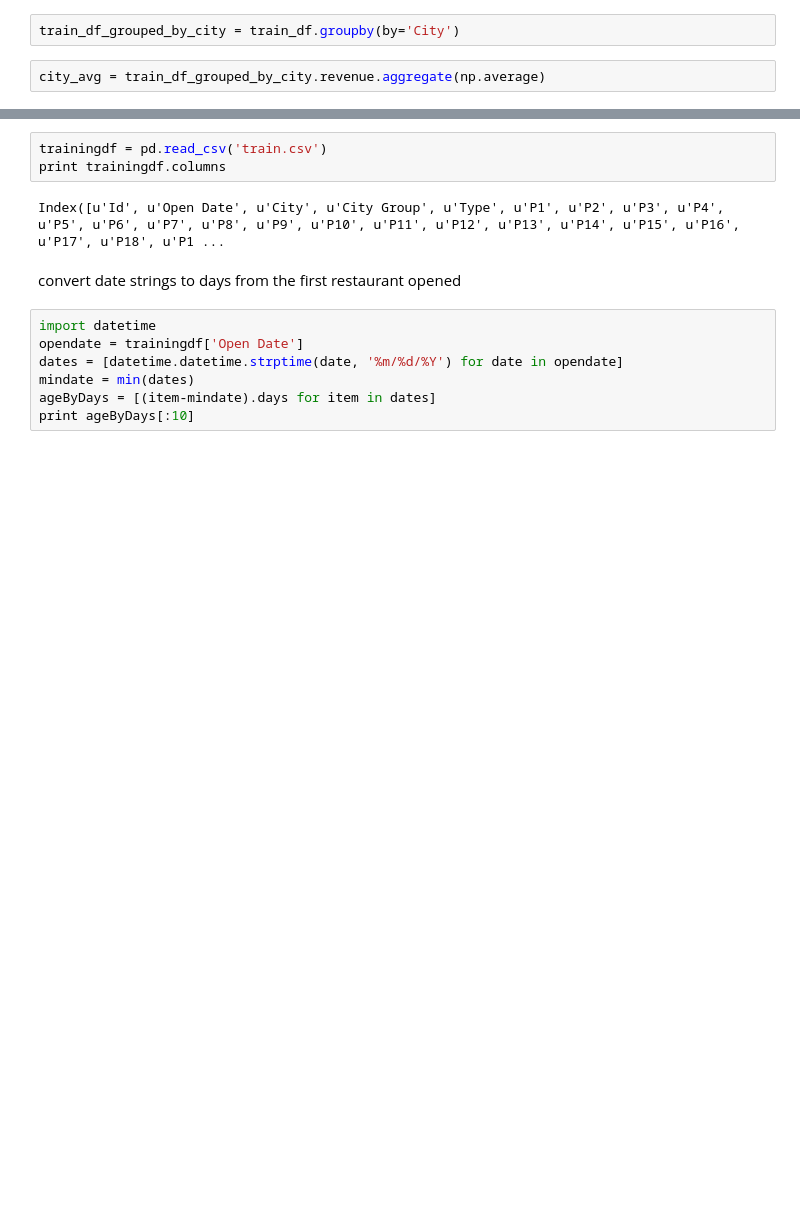
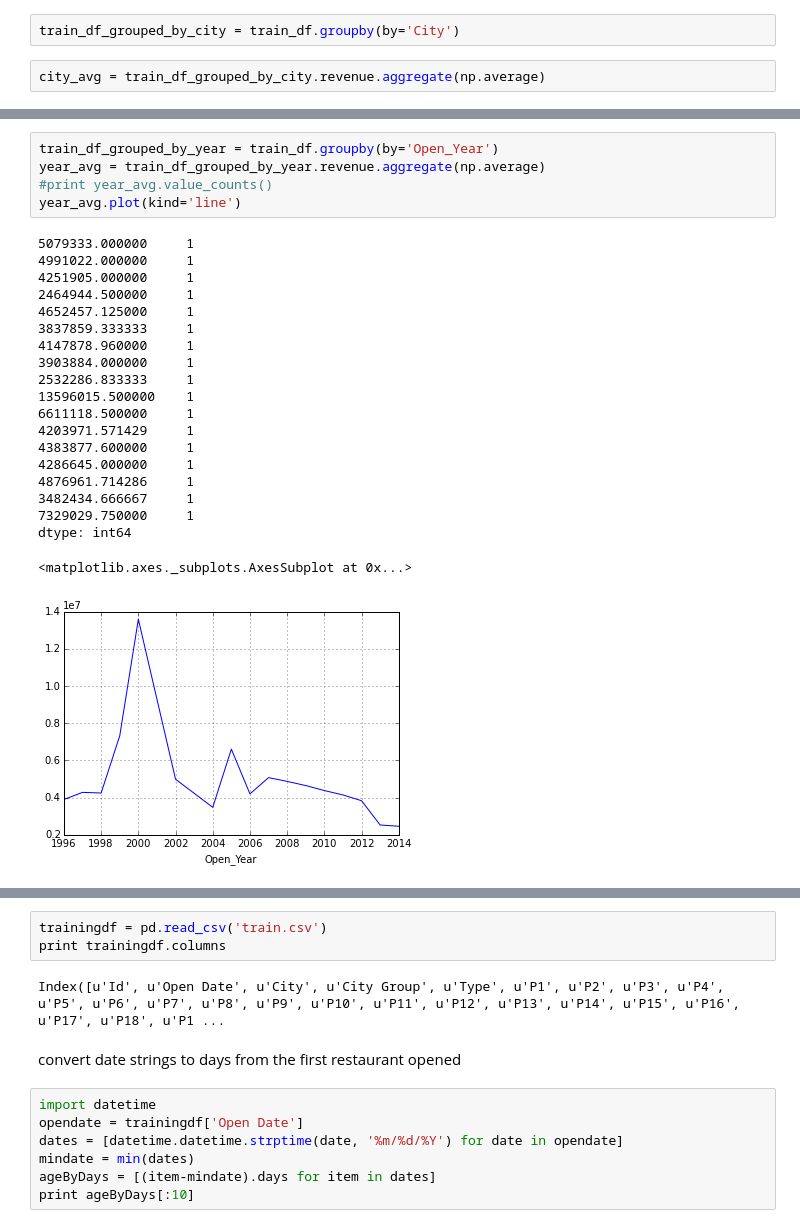
Before and after one commit to Cat-n-Dog/follow-m, a Jupyter notebook: Restaurant.ipynb, the cells around one changed output, grey strips where cells are left out. Saved outputs shown, nothing was run; the diff lists cells and outputs as text; blank space fills up the shorter version.

```diff
--- a/Restaurant.ipynb
+++ b/Restaurant.ipynb
@@ -61,0 +120,26 @@ city_avg.plot()
+# %%
+train_df_grouped_by_year = train_df.groupby(by='Open_Year')
+year_avg = train_df_grouped_by_year.revenue.aggregate(np.average)
+#print year_avg.value_counts()
+year_avg.plot(kind='line')
+# %% [output]
+5079333.000000     1
+4991022.000000     1
+4251905.000000     1
+2464944.500000     1
+4652457.125000     1
+3837859.333333     1
+4147878.960000     1
+3903884.000000     1
+2532286.833333     1
+13596015.500000    1
+6611118.500000     1
+4203971.571429     1
+4383877.600000     1
+4286645.000000     1
+4876961.714286     1
+3482434.666667     1
+7329029.750000     1
+dtype: int64
+<matplotlib.axes._subplots.AxesSubplot at 0x...>
+[figure, added]
```
Also changed, not shown: parts of 11 cells of this notebook.
